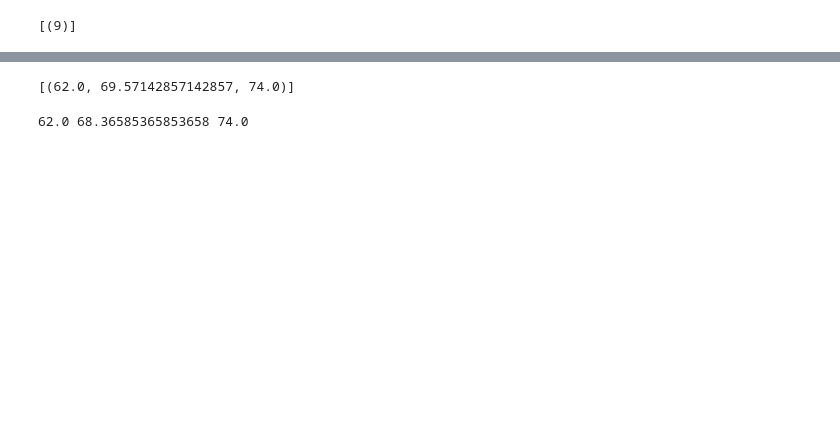
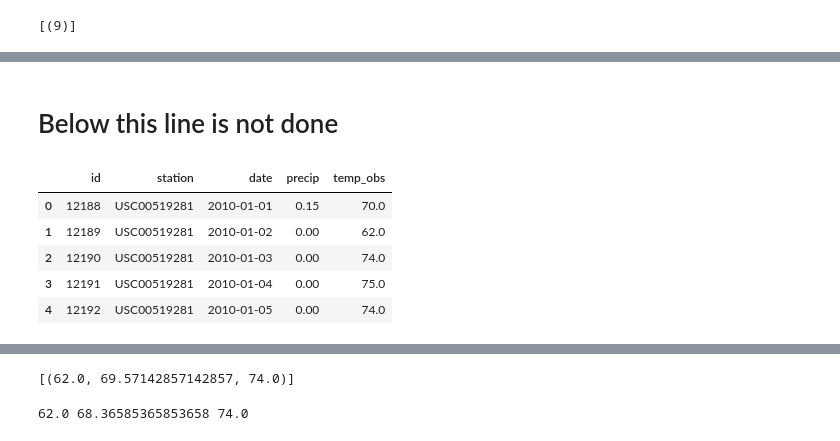
Before and after one commit to differentiablef/data-challenge, a Jupyter notebook: SQL-Climate/prelim-climate-data-analysis.ipynb, the cells around one changed output, grey strips where cells are left out. Cells and saved outputs as stored; diff of their text form; code cells hidden in the pictures; blank space fills up the shorter version.

```diff
--- a/SQL-Climate/climate_starter.ipynb
+++ b/SQL-Climate/prelim-climate-data-analysis.ipynb
@@ -93,0 +81,12 @@ yearly.head()
+# %%
+# List the stations and the counts.
+freqs = session.\
+    query(Measurement.station, func.count(Measurement.id)).\
+    group_by(Measurement.station).\
+    all()
+
+# sort the results
+freqs.sort(reverse=True, key=lambda x : x[1])
+
+# display them
+freqs
@@ -94,3 +103,34 @@ yearly.head()
+# %% [markdown]
+# Below this line is not done
+# %%
+# Using the station id from the previous query, calculate the lowest temperature recorded,
+# highest temperature recorded, and average temperature most active station?
+
+# get the station id with the highest frequency
+station_id = freqs[0][0]
+
+# query database for readings from this particular station
+results = session.\
+    query(Measurement.id,
+          Measurement.station,
+          Measurement.date,
+          Measurement.precip, Measurement.temp_obs).\
+    filter( Measurement.station == station_id ).all()
+
+
+station_data = pd.DataFrame(
+    results,
+    columns=['id', 'station', 'date', 'precip', 'temp_obs']).\
+        astype({'date':'datetime64', 'precip':'float', 'temp_obs': 'float'})
+
+station_data.head()
+# %% [output]
+|  | id | station | date | precip | temp_obs |
+| 0 | 12188 | USC00519281 | 2010-01-01 | 0.15 | 70.0 |
+| 1 | 12189 | USC00519281 | 2010-01-02 | 0.00 | 62.0 |
+| 2 | 12190 | USC00519281 | 2010-01-03 | 0.00 | 74.0 |
+| 3 | 12191 | USC00519281 | 2010-01-04 | 0.00 | 75.0 |
+| 4 | 12192 | USC00519281 | 2010-01-05 | 0.00 | 74.0 |
 # %%
 # Choose the station with the highest number of temperature observations.
 # Query the last 12 months of temperature observation data for this station and plot the results as a histogram
```
Also changed, not shown: parts of 11 cells of this notebook.
